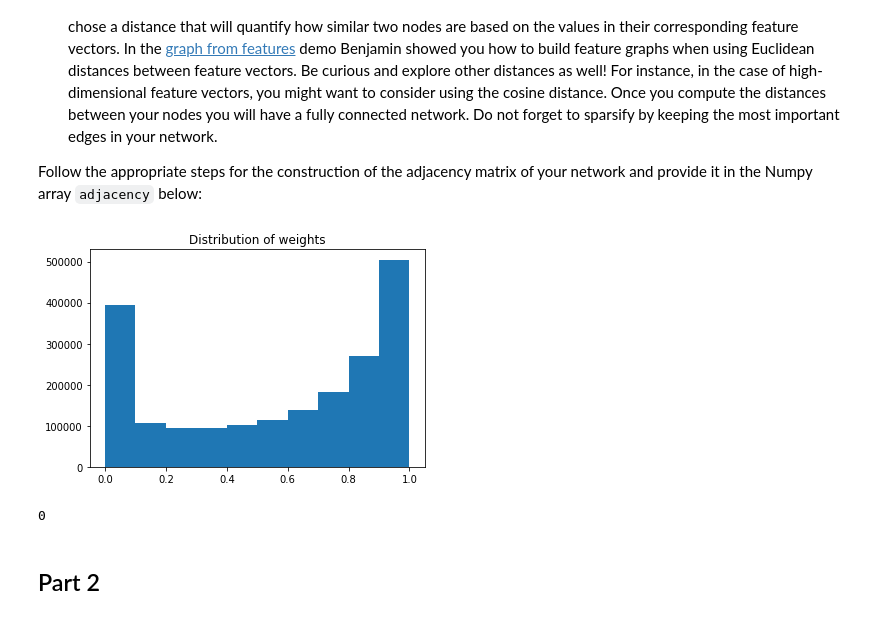
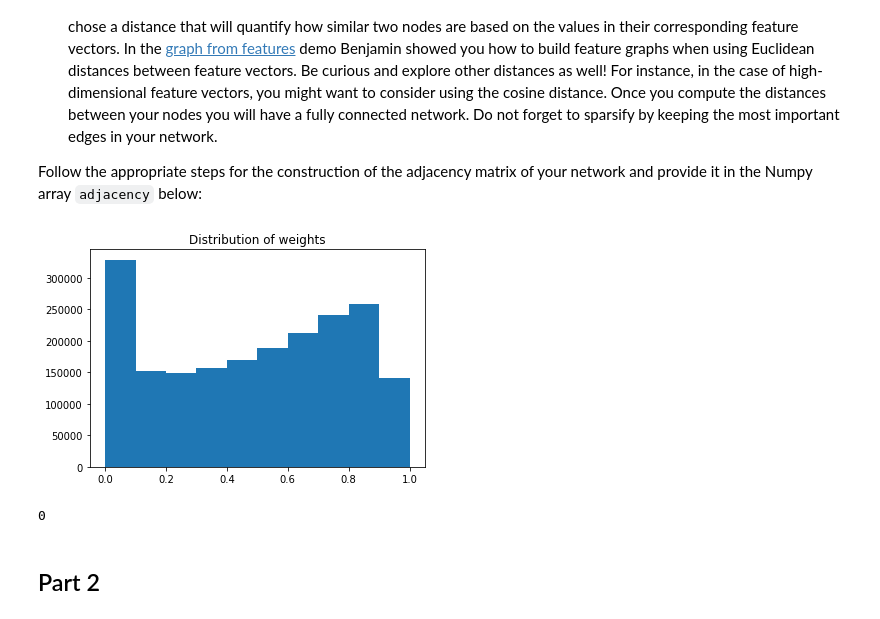
Before and after one commit to senakicir/ntds_project, a Jupyter notebook: 1_network_properties.ipynb, the cells around one changed output. Drawn from its saved outputs; the diff is of its cells as text; code cells hidden in the pictures.

```diff
--- a/1_network_properties.ipynb
+++ b/1_network_properties.ipynb
@@ -128,32 +128,33 @@ Follow the appropriate steps for the construction of the adjacency matrix of you
 # %%
 # Your code here
 # Takes the small subset from tracks
 small = tracks[tracks['set', 'subset'] == 'small']
 # Filters out only the tracks that are Hip-Hop and Rock from small subset --> 2000 tracks
 subset = small[(small['track', 'genre_top'] == 'Hip-Hop') | (small['track', 'genre_top'] == 'Rock')]
 # Takes a subset of features based on the tracks found in the variable subset
 small_features = features[features.index.isin(subset.index)]
-features_part_mfcc = small_features.loc[:,('mfcc', ('median', 'mean'), slice('01','12'))]
-features_part_chroma = small_features.loc[:,('chroma_cens', ('median', 'mean'), slice('01','05'))] # Take chroma column as features
-features_part = features_part_mfcc.join(features_part_chroma)
-#features_part = small_features.loc[:,('mfcc', slice('01', '15'))]
+#features_part_mfcc = small_features.loc[:,('mfcc', ('median', 'mean'), slice('01','12'))]
+#features_part_chroma = small_features.loc[:,('chroma_cens', ('median', 'mean'), slice('01','05'))] # Take chroma column as features
+#features_part = features_part_mfcc.join(features_part_chroma)
+features_part = small_features.loc[:,['mfcc']]
+#features_part = small_features
 distances = pdist(features_part.values, metric='correlation') # Use cosine equation to calculate distance
 kernel_width = distances.mean()
 weights = np.exp(-distances**2 / kernel_width**2) # Use Gaussian function to calculate weights
 
 #check histogram to see which values are common and where we can set the threshold
 fig = plt.figure()
 plt.hist(weights)
 plt.title('Distribution of weights')
 plt.show()
 plt.close(fig)
 
-weights[weights < 0.872] = 0 # Set values less than 0.95 to 0 for thresholding
+weights[weights < 0.66] = 0 # Set values less than 0.95 to 0 for thresholding
 adjacency = squareform(weights)
 np.sum(np.sum(adjacency, axis=0) == 0)
 #list(small_features.loc[:,('mfcc')])
 # %% [output]
-[figure, old version]
+[figure, new version]
 0
 # %% [markdown]
 ## Part 2
```
Also changed, not shown: parts of 3 cells of this notebook, 1 other file.
